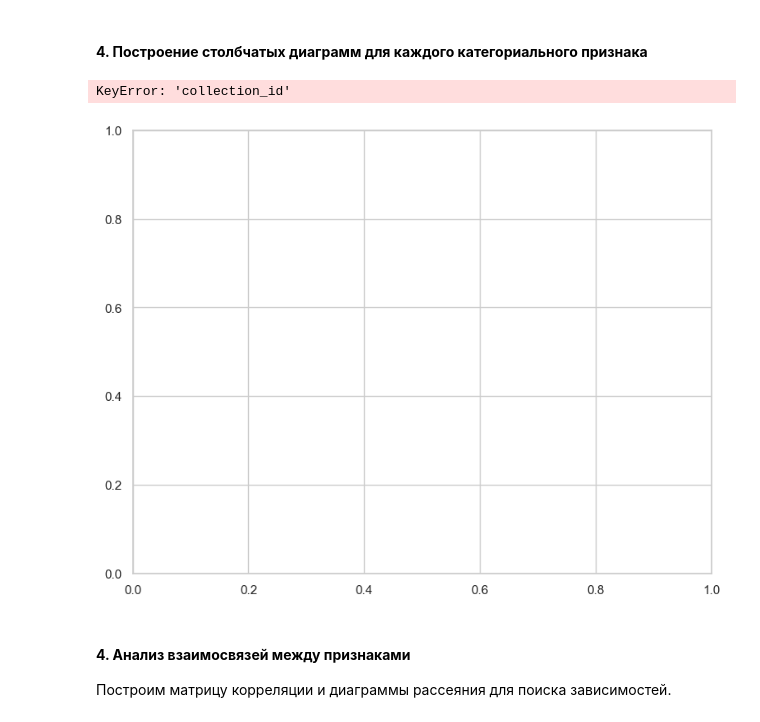
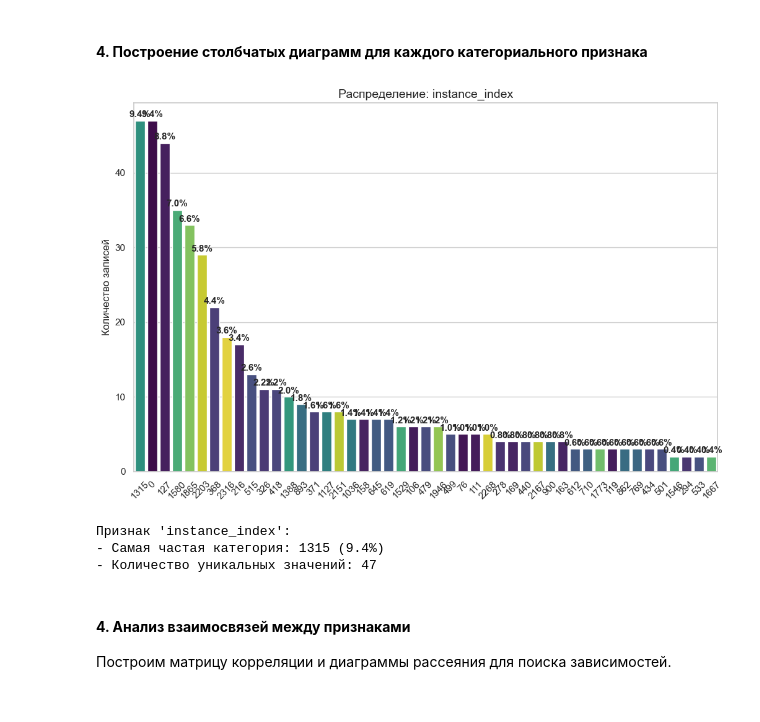
Before and after one commit to Ainur-Makhmutov/MAD-LABs, a Jupyter notebook: 2_laba.ipynb, the cells around one changed output. Cells and saved outputs as stored; diff of their text form; code cells hidden in the pictures.

```diff
--- a/2_laba.ipynb
+++ b/2_laba.ipynb
@@ -108,40 +109,42 @@ for col in numeric_features:
 #### __4. Построение столбчатых диаграмм для каждого категориального признака__
 # %%
 # Основные числовые признаки для анализа
-category_features = ['collection_id', 'instance_index']
+category_features = ['instance_index']
 
 # Создаем сетку графиков (1 строка, 2 колонки)
 plt.figure(figsize=(20, 7))
 for i, col in enumerate(category_features, 1):
     plt.subplot(1, 2, i)
     order = df[col].value_counts().index
     # Строим график
     ax = sns.countplot(data=df, x=col, order=order, hue=col, palette='viridis', legend=False)
 
     # Добавляем проценты над каждым столбцом
     total = len(df[col])
     for p in ax.patches:
         percentage = f'{100 * p.get_height() / total:.1f}%'
         x = p.get_x() + p.get_width() / 2
         y = p.get_height() + (max(df[col].value_counts()) * 0.01) # Небольшой отступ сверху
         ax.annotate(percentage, (x, y), ha='center', fontsize=11, fontweight='bold')
     plt.title(f'Распределение: {col}', fontsize=14)
     plt.xticks(rotation=45)
     plt.xlabel('')
     plt.ylabel('Количество записей')
 plt.tight_layout()
 plt.show()
 
 for col in category_features:
     counts = df[col].value_counts()
     top_cat = counts.idxmax()
     top_perc = (counts.max() / len(df)) * 100
     print(f"\nПризнак '{col}':")
     print(f"- Самая частая категория: {top_cat} ({top_perc:.1f}%)")
     print(f"- Количество уникальных значений: {df[col].nunique()}")
 # %% [output]
+[figure, new version]
-KeyError: 'collection_id'
+Признак 'instance_index':
+- Самая частая категория: 1315 (9.4%)
+- Количество уникальных значений: 47
-[figure, old version]
 # %% [markdown]
 #### __4. Анализ взаимосвязей между признаками__
 Построим матрицу корреляции и диаграммы рассеяния для поиска зависимостей.
```
Also changed, not shown: parts of 4 cells of this notebook.
